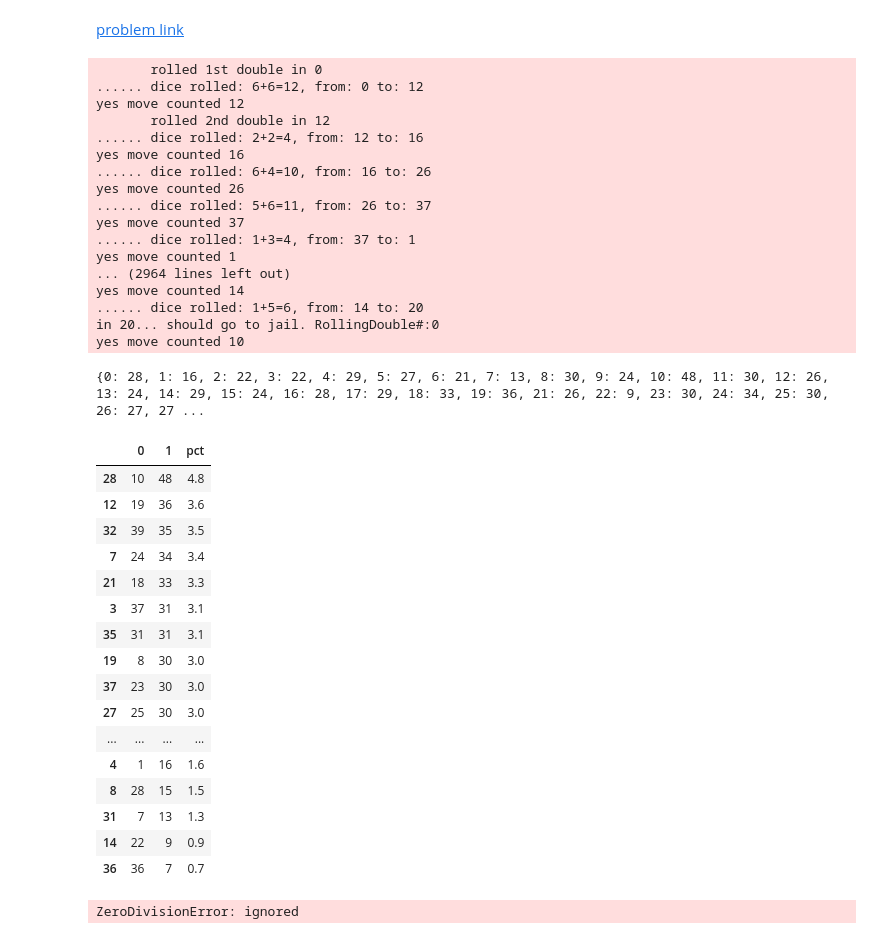
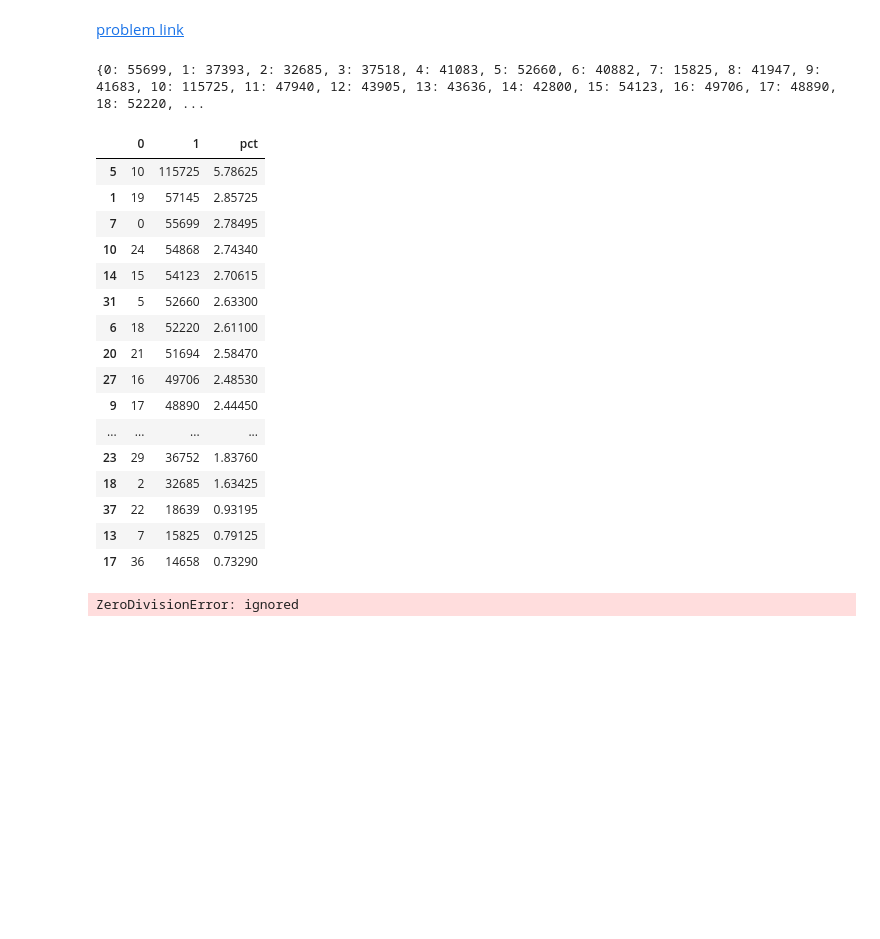
Before and after one commit to ihightower/my-first-binder, a Jupyter notebook: pe084.ipynb, the cells around one changed output. Drawn from its saved outputs; the diff is of its cells as text; code cells hidden in the pictures; blank space fills up the shorter version.

```diff
--- a/pe084.ipynb
+++ b/pe084.ipynb
@@ -302,6 +302,9 @@ def run_simulation(simcount, currpos=0):
   #         print('.... moved to', currpos)
           #print(mycomchest_card)
 
+      if gRollingDoubles == 1:
+        continue
+
       if gRollingDoubles == 0 or True:
         logger.info(f'yes move counted {currpos}')
         dictsq[currpos] = dictsq.get(currpos, 0) + 1
@@ -323,59 +326,42 @@ def run_simulation(simcount, currpos=0):
 # %%
  # answer: 102400
 
 currpos = 0 #helllo
 dictsq = {}
 
 gCOMCHESTLOC = 0
 gCHANCELOC = 0
 gRollingDoubles = 0
 
-logger.setLevel(logging.DEBUG)
+# logger.setLevel(logging.DEBUG)
 # logger.setLevel(logging.WARNING)
-# logger.setLevel(logging.CRITICAL)
+logger.setLevel(logging.CRITICAL)
 
-simcount = 1_000#_000
+simcount = 2_000_000
 df = run_simulation(simcount)
 
 
 df['pct'] = df.iloc[:,1]/simcount *100
 df.sort_values([1], ascending=False)
 # %% [output]
-       rolled 1st double in 0
-...... dice rolled: 6+6=12, from: 0 to: 12
-yes move counted 12
-       rolled 2nd double in 12
-...... dice rolled: 2+2=4, from: 12 to: 16
-yes move counted 16
-...... dice rolled: 6+4=10, from: 16 to: 26
-yes move counted 26
-...... dice rolled: 5+6=11, from: 26 to: 37
-yes move counted 37
-...... dice rolled: 1+3=4, from: 37 to: 1
-yes move counted 1
-... (2964 lines left out)
-yes move counted 14
-...... dice rolled: 1+5=6, from: 14 to: 20
-in 20... should go to jail. RollingDouble#:0
-yes move counted 10
+{0: 55699, 1: 37393, 2: 32685, 3: 37518, 4: 41083, 5: 52660, 6: 40882, 7: 15825, 8: 41947, 9: 41683, 10: 115725, 11: 47940, 12: 43905, 13: 43636, 14: 42800, 15: 54123, 16: 49706, 17: 48890, 18: 52220, ...
-{0: 28, 1: 16, 2: 22, 3: 22, 4: 29, 5: 27, 6: 21, 7: 13, 8: 30, 9: 24, 10: 48, 11: 30, 12: 26, 13: 24, 14: 29, 15: 24, 16: 28, 17: 29, 18: 33, 19: 36, 21: 26, 22: 9, 23: 30, 24: 34, 25: 30, 26: 27, 27 ...
 |  | 0 | 1 | pct |
-| 28 | 10 | 48 | 4.8 |
-| 12 | 19 | 36 | 3.6 |
-| 32 | 39 | 35 | 3.5 |
-| 7 | 24 | 34 | 3.4 |
-| 21 | 18 | 33 | 3.3 |
-| 3 | 37 | 31 | 3.1 |
-| 35 | 31 | 31 | 3.1 |
-| 19 | 8 | 30 | 3.0 |
-| 37 | 23 | 30 | 3.0 |
-| 27 | 25 | 30 | 3.0 |
+| 5 | 10 | 115725 | 5.78625 |
+| 1 | 19 | 57145 | 2.85725 |
+| 7 | 0 | 55699 | 2.78495 |
+| 10 | 24 | 54868 | 2.74340 |
+| 14 | 15 | 54123 | 2.70615 |
+| 31 | 5 | 52660 | 2.63300 |
+| 6 | 18 | 52220 | 2.61100 |
+| 20 | 21 | 51694 | 2.58470 |
+| 27 | 16 | 49706 | 2.48530 |
+| 9 | 17 | 48890 | 2.44450 |
 | ... | ... | ... | ... |
-| 4 | 1 | 16 | 1.6 |
-| 8 | 28 | 15 | 1.5 |
-| 31 | 7 | 13 | 1.3 |
-| 14 | 22 | 9 | 0.9 |
-| 36 | 36 | 7 | 0.7 |
+| 23 | 29 | 36752 | 1.83760 |
+| 18 | 2 | 32685 | 1.63425 |
+| 37 | 22 | 18639 | 0.93195 |
+| 13 | 7 | 15825 | 0.79125 |
+| 17 | 36 | 14658 | 0.73290 |
 # %%
 1/0
 # %% [output]
```
Also changed, not shown: parts of 2 cells of this notebook.
